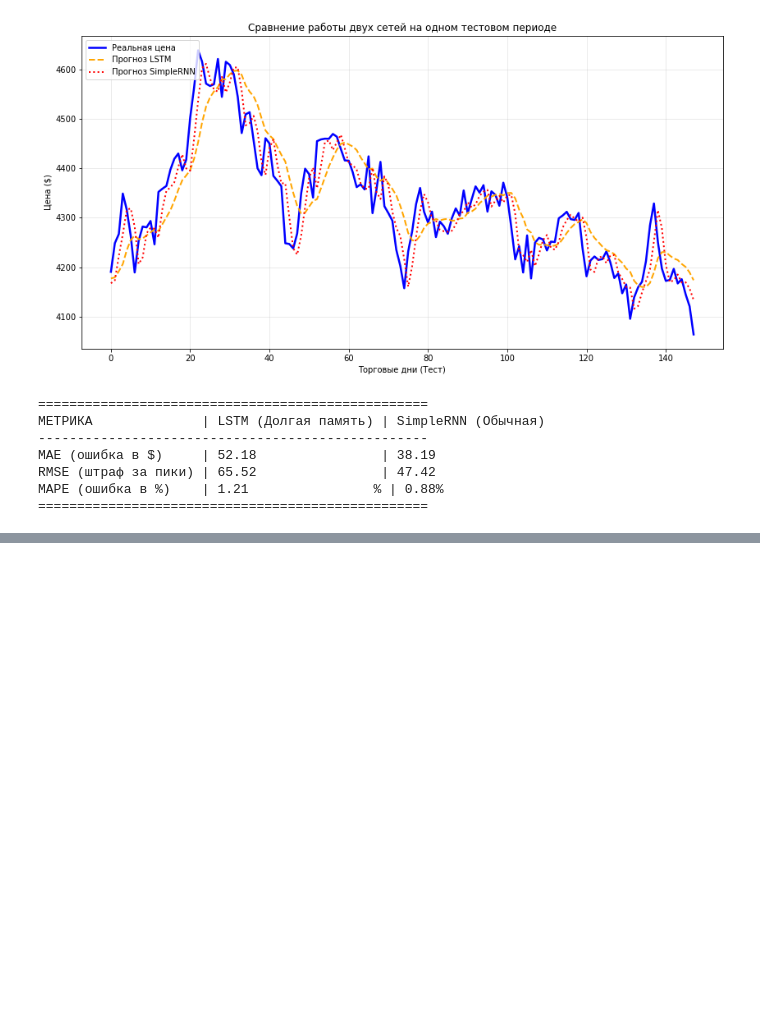
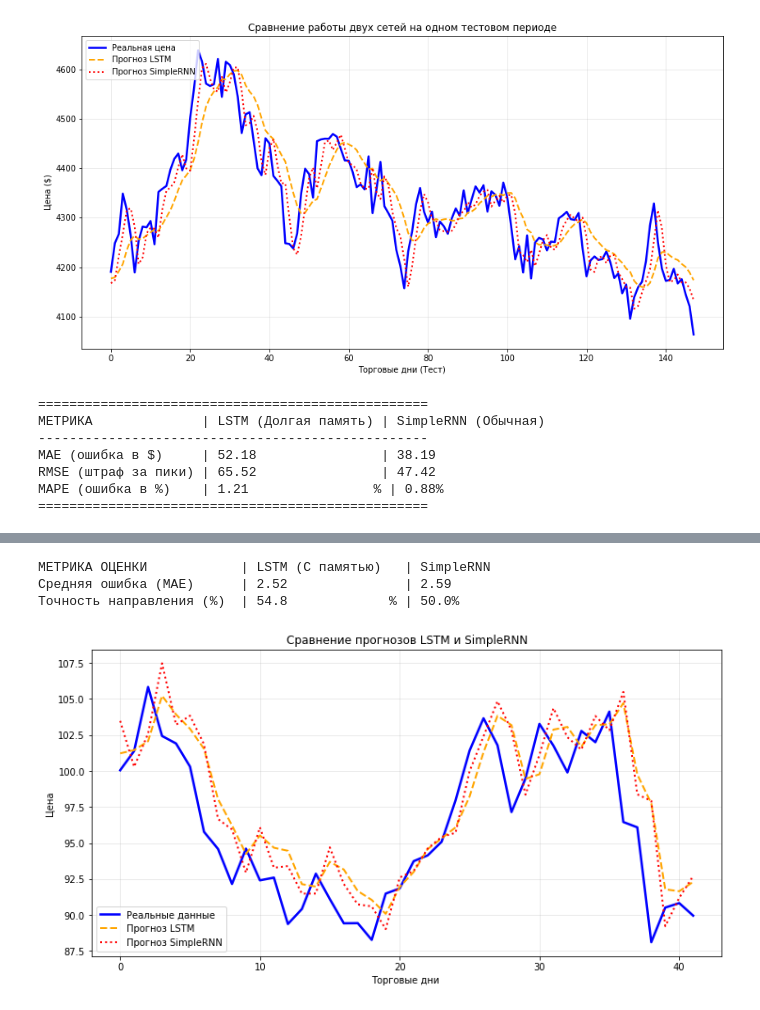
Before and after one commit to Dikovitsky-Vladimir/Edu, a Jupyter notebook: 14. LSTM.ipynb, the cells around one changed output, grey strips where cells are left out. Saved outputs shown, nothing was run; the diff lists cells and outputs as text; code cells hidden in the pictures; blank space fills up the shorter version.

```diff
--- a/14. LSTM.ipynb
+++ b/14. LSTM.ipynb
@@ -233,0 +319,68 @@ MAPE (ошибка в %)    | 1.21                % | 0.88%
+# %%
+# Модель 1: LSTM
+model_lstm = Sequential(
+    [
+        LSTM(32, activation="tanh", input_shape=(window_size, 1)),
+        Dense(1),
+    ]
+)
+model_lstm.compile(optimizer="adam", loss="mean_squared_error")
+model_lstm.fit(X_train, y_train, epochs=20, batch_size=8, verbose=0)
+pred_lstm = scaler.inverse_transform(model_lstm.predict(X_test))
+
+# Модель 2: SimpleRNN
+model_rnn = Sequential(
+    [
+        SimpleRNN(32, activation="tanh", input_shape=(window_size, 1)),
+        Dense(1),
+    ]
+)
+model_rnn.compile(optimizer="adam", loss="mean_squared_error")
+model_rnn.fit(X_train, y_train, epochs=20, batch_size=8, verbose=0)
+pred_rnn = scaler.inverse_transform(model_rnn.predict(X_test))
+
+# Реальные цены тестового месяца
+y_test_real = scaler.inverse_transform(y_test)
+# %%
+# Считаем mae ошибку
+mae_lstm = mean_absolute_error(y_test_real, pred_lstm)
+mae_rnn = mean_absolute_error(y_test_real, pred_rnn)
+
+# Считаем точность угадывания направления (Accuracy)
+last_train_price = scaler.inverse_transform(y_train[-1].reshape(-1, 1)).flatten()
+real_with_prev = np.insert(y_test_real.flatten(), 0, last_train_price)
+
+real_direction = (np.diff(real_with_prev) > 0).astype(int)
+lstm_direction = (pred_lstm.flatten() > real_with_prev[:-1]).astype(int)
+rnn_direction = (pred_rnn.flatten() > real_with_prev[:-1]).astype(int)
+
+accuracy_lstm = np.mean(real_direction == lstm_direction) * 100
+accuracy_rnn = np.mean(real_direction == rnn_direction) * 100
+
+print(f"{'МЕТРИКА ОЦЕНКИ':<25} | {'LSTM (С памятью)':<18} | {'SimpleRNN'}")
+print(f"{'Средняя ошибка (MAE)':<25} | {mae_lstm:<18.2f} | {mae_rnn:.2f}")
+print(f"{'Точность направления (%)':<25} | {accuracy_lstm:<17.1f}% | {accuracy_rnn:.1f}%")
+# %% [output]
+МЕТРИКА ОЦЕНКИ            | LSTM (С памятью)   | SimpleRNN
+Средняя ошибка (MAE)      | 2.52               | 2.59
+Точность направления (%)  | 54.8             % | 50.0%
+# %%
+plt.figure(figsize=(12, 6))
+plt.plot(
+    y_test_real,
+    label="Реальные данные ",
+    color="blue",
+    linewidth=2.5,
+)
+plt.plot(pred_lstm, label="Прогноз LSTM", color="orange", linestyle="--", linewidth=2)
+plt.plot(pred_rnn, label="Прогноз SimpleRNN", color="red", linestyle=":", linewidth=2)
+plt.title(
+    "Сравнение прогнозов LSTM и SimpleRNN"
+)
+plt.xlabel("Торговые дни ")
+plt.ylabel("Цена")
+plt.legend()
+plt.grid(True, alpha=0.3)
+plt.show()
+# %% [output]
+[figure, added]
```
Also changed, not shown: parts of 3 cells of this notebook.
